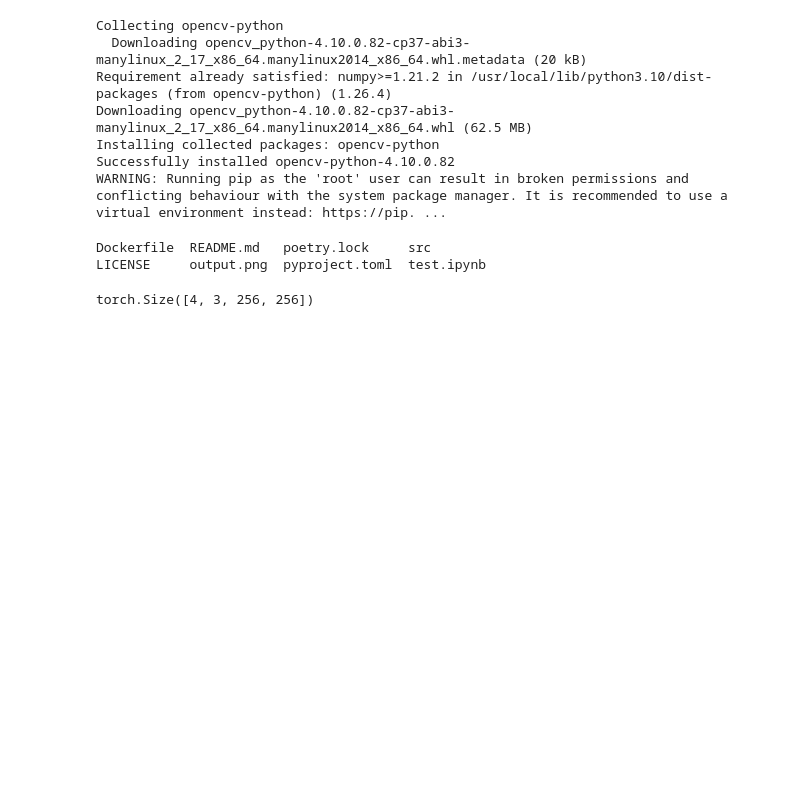
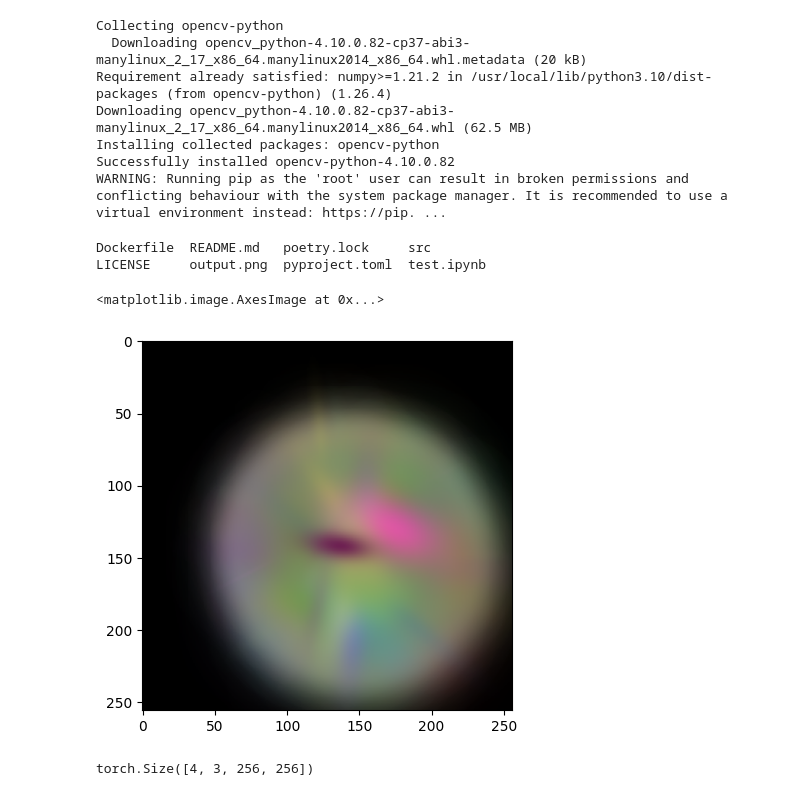
Before and after one commit to belkakari/gsplats-expr, a Jupyter notebook: test.ipynb, the cells around one changed output. Cells and saved outputs as stored; diff of their text form; code cells hidden in the pictures; blank space fills up the shorter version.

```diff
--- a/test.ipynb
+++ b/test.ipynb
@@ -1271,12 +1271,12 @@ for step_id in range(max_steps):
     if step_id % generation_freq == 0:
         output = pipeline(prompt=["a black car",] * render_colors.shape[0],
                           negative_prompt=["mutation, deformed, deformed iris, duplicate, morbid, mutilated, disfigured, poorly drawn hand, poorly drawn face, bad proportions, gross proportions, extra limbs, cloned face, long neck, malformed limbs, missing arm, missing leg, extra arm, extra leg, fused fingers, too many fingers, extra fingers, mutated hands, blurry, bad anatomy, out of frame, contortionist, contorted limbs, exaggerated features, disproportionate, twisted posture, unnatural pose, disconnected, disproportionate, warped, misshapen, out of scale",] * render_colors.shape[0],
-                          image=rearrange(render_colors * 2 - 1, "b h w c -> b c h w"),
+                          image=torch.tanh(rearrange(render_colors * 2 - 1, "b h w c -> b c h w")),
                           num_inference_steps=20,
                           strength=torch.linspace(0.9, 0.5, max_steps)[step_id],
                           output_type="pt")
         renders = [r.cpu() for r in renders]
-    loss = ((rearrange(render_colors * 2 - 1, "b h w c -> b c h w") - output.images.float()) ** 2).mean()
+    loss = ((torch.tanh(rearrange(render_colors * 2 - 1, "b h w c -> b c h w")) - output.images.float()) ** 2).mean()
 
     loss.backward()
     optimizer.step()
@@ -1295,6 +1295,11 @@ WARNING: Running pip as the 'root' user can result in broken permissions and con
 # %% [output]
 Dockerfile  README.md   poetry.lock     src
 LICENSE     output.png  pyproject.toml  test.ipynb
+# %%
+plt.imshow((renders[0].data.numpy() * 255).astype(np.uint8))
+# %% [output]
+<matplotlib.image.AxesImage at 0x...>
+[figure, added]
 # %%
 import cv2
 out = cv2.VideoWriter(
```
Also changed, not shown: parts of 1 cell of this notebook, 1 other file.
